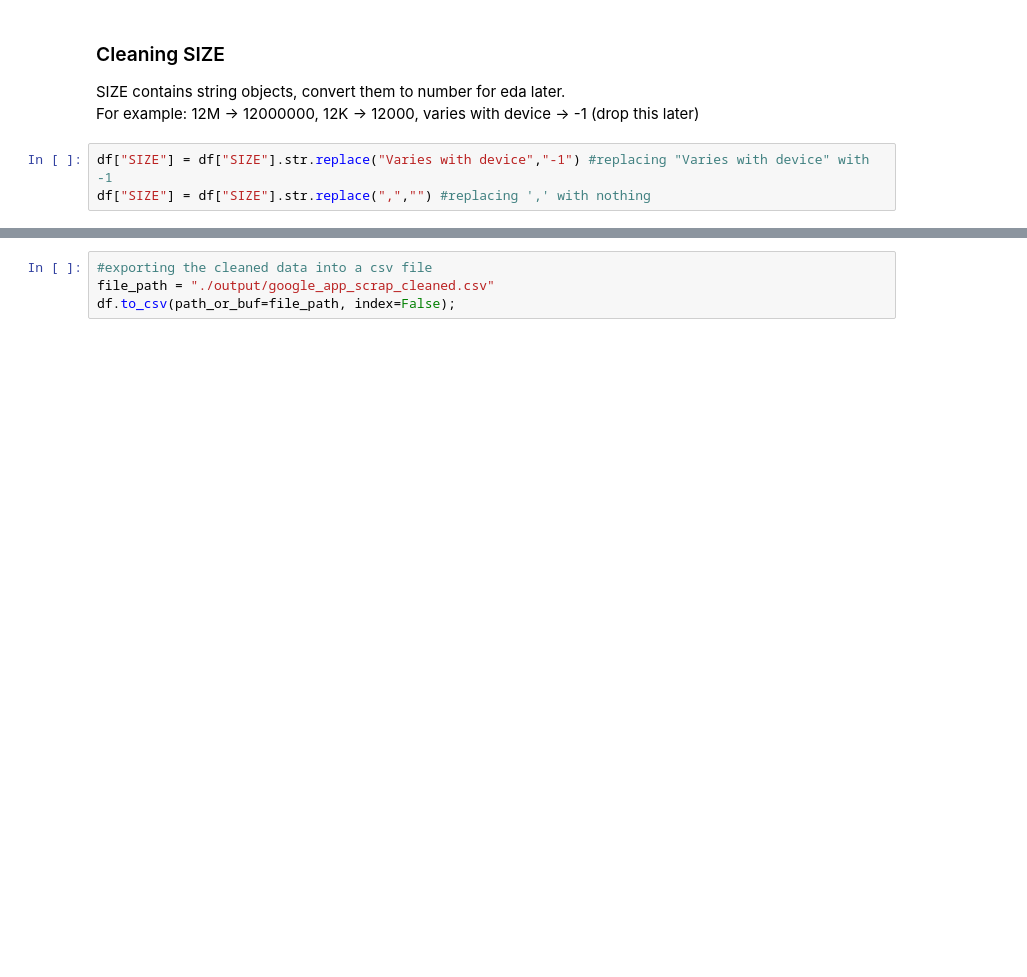
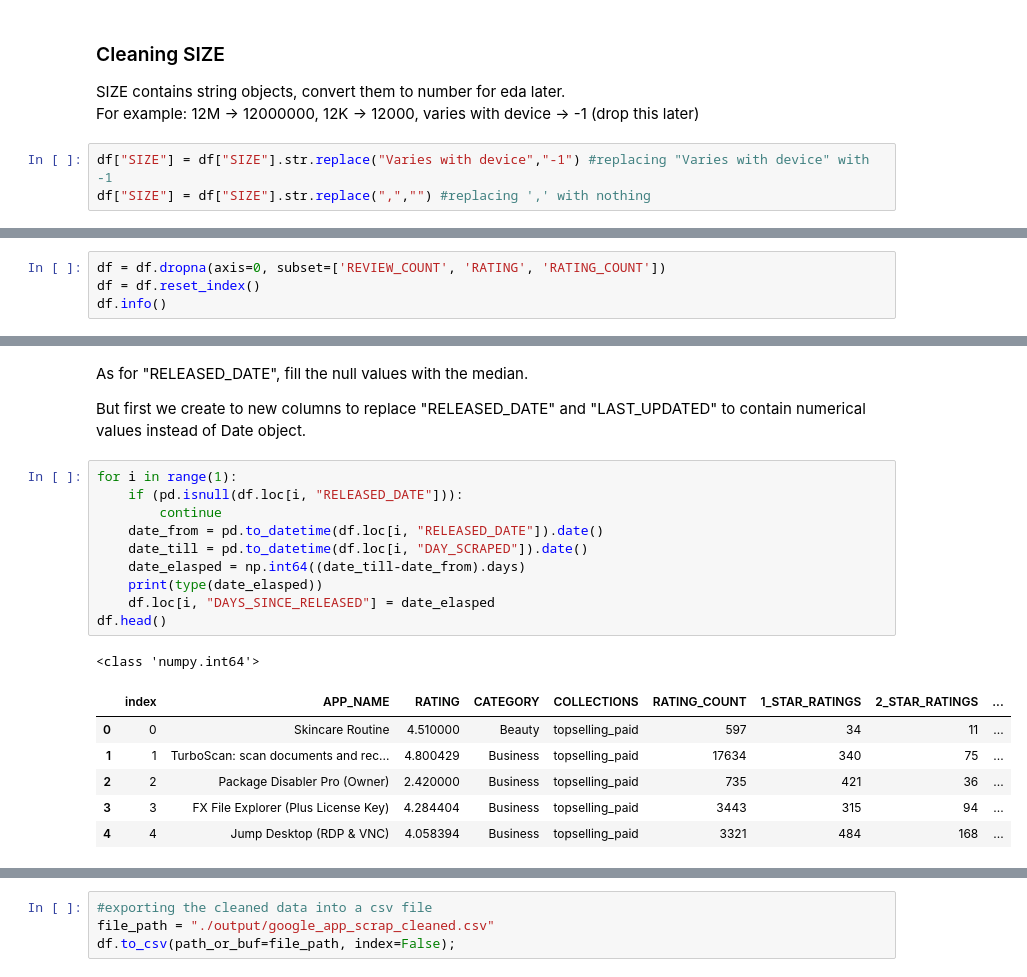
Before and after one commit to limivann/app-performance-predictor, a Jupyter notebook: data-cleaning/data_cleaning.ipynb, the cells around one changed output, grey strips where cells are left out. Cells and saved outputs as stored; diff of their text form; blank space fills up the shorter version.

```diff
--- a/data-cleaning/data_cleaning.ipynb
+++ b/data-cleaning/data_cleaning.ipynb
@@ -192,0 +198,4 @@ df.sample(5)
+# %%
+df = df.dropna(axis=0, subset=['REVIEW_COUNT', 'RATING', 'RATING_COUNT'])
+df = df.reset_index()
+df.info()
@@ -192,0 +220,22 @@ df.sample(5)
+# %% [markdown]
+As for "RELEASED_DATE", fill the null values with the median.
+
+But first we create to new columns to replace "RELEASED_DATE" and "LAST_UPDATED" to contain numerical values instead of Date object.
+# %%
+for i in range(1):
+    if (pd.isnull(df.loc[i, "RELEASED_DATE"])):
+        continue
+    date_from = pd.to_datetime(df.loc[i, "RELEASED_DATE"]).date()
+    date_till = pd.to_datetime(df.loc[i, "DAY_SCRAPED"]).date()
+    date_elasped = np.int64((date_till-date_from).days)
+    print(type(date_elasped))
+    df.loc[i, "DAYS_SINCE_RELEASED"] = date_elasped
+df.head()
+# %% [output]
+<class 'numpy.int64'>
+|  | index | APP_NAME | RATING | CATEGORY | COLLECTIONS | RATING_COUNT | 1_STAR_RATINGS | 2_STAR_RATINGS | ... |
+| 0 | 0 | Skincare Routine | 4.510000 | Beauty | topselling_paid | 597 | 34 | 11 | ... |
+| 1 | 1 | TurboScan: scan documents and rec... | 4.800429 | Business | topselling_paid | 17634 | 340 | 75 | ... |
+| 2 | 2 | Package Disabler Pro (Owner) | 2.420000 | Business | topselling_paid | 735 | 421 | 36 | ... |
+| 3 | 3 | FX File Explorer (Plus License Key) | 4.284404 | Business | topselling_paid | 3443 | 315 | 94 | ... |
+| 4 | 4 | Jump Desktop (RDP & VNC) | 4.058394 | Business | topselling_paid | 3321 | 484 | 168 | ... |
```
Also changed, not shown: parts of 15 cells of this notebook.
